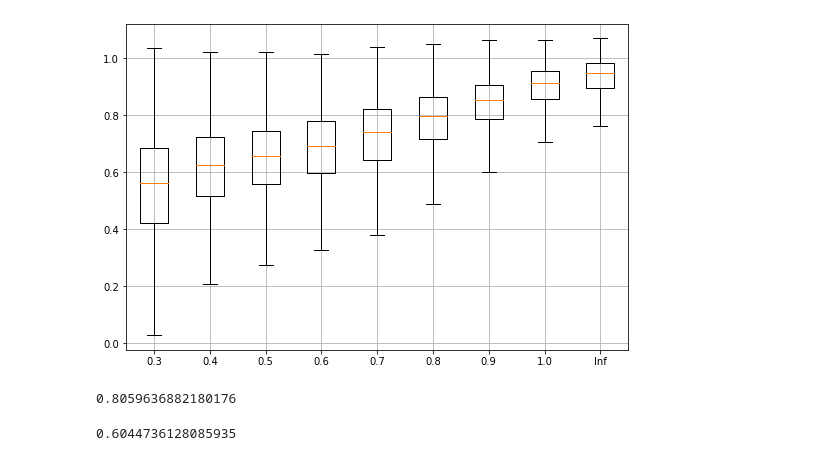
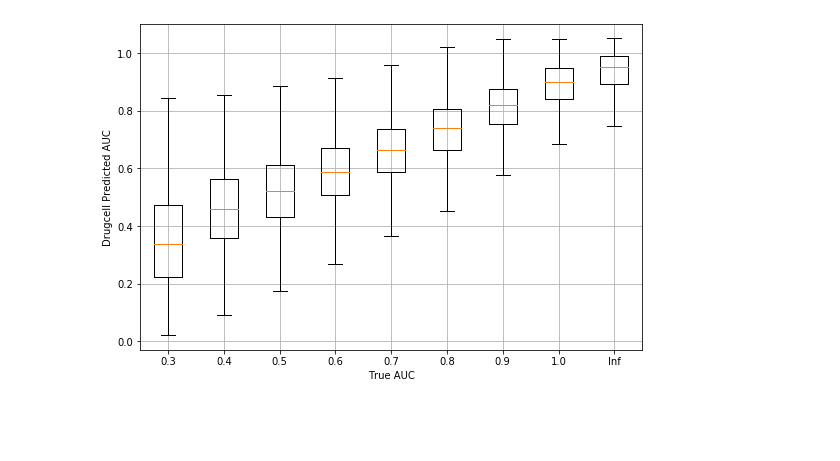
Before and after one commit to enmsilva/nest_drugcell, a Jupyter notebook: code/result_analysis.ipynb, the cells around one changed output. Cells and saved outputs as stored; diff of their text form; code cells hidden in the pictures; blank space fills up the shorter version.

```diff
--- a/code/result_analysis.ipynb
+++ b/code/result_analysis.ipynb
@@ -6,10 +7,17 @@ import matplotlib.pyplot as plt
 # %%
 test = pd.read_csv("../data/drugcell_test.txt", sep="\t", header=None, names=(['cell', 'drug', 't_auc']))
+test_comp = pd.read_csv("../data/drugcell_test_compare.txt", sep="\t", header=None, names=(['cell', 'drug', 't_auc']))
 
 predicted = pd.read_csv("../result/drugcell_cv.predict", header=None, names=(['p_auc']))
-predicted_bb = pd.read_csv("../result/drugcell_bb.predict", header=None, names=(['p_auc']))
-predicted_bb_cv = pd.read_csv("../result/drugcell_bb_cv.predict", header=None, names=(['p_auc']))
+predicted_orig = pd.read_csv("../result/drugcell_orig_cv.predict", header=None, names=(['p_auc']))
+predicted_ann_1 = pd.read_csv("../result/drugcell_1.predict", header=None, names=(['p_auc']))
+predicted_ann_2 = pd.read_csv("../result/drugcell_2.predict", header=None, names=(['p_auc']))
+elastic_net = pd.read_csv("../result/elastic_net.predict", header=None, names=(['p_auc']))
 
-#test_orig = pd.read_csv("../data/drugcell_test.txt", sep="\t", header=None, names=(['cell', 'drug', 't_auc']))
-#predicted_orig = pd.read_csv("drugcell_orig.predict", header=None, names=(['p_auc']))
+predicted_comp = pd.read_csv("../result/drugcell_comp.predict", header=None, names=(['p_auc']))
+predicted_orig_comp = pd.read_csv("../result/drugcell_orig_comp.predict", header=None, names=(['p_auc']))
+predicted_ann_1_comp = pd.read_csv("../result/drugcell_1_comp.predict", header=None, names=(['p_auc']))
+predicted_ann_2_comp = pd.read_csv("../result/drugcell_2_comp.predict", header=None, names=(['p_auc']))
+predicted_ann_3_comp = pd.read_csv("../result/drugcell_3_comp.predict", header=None, names=(['p_auc']))
+elastic_net_comp = pd.read_csv("../result/elastic_net_comp.predict", header=None, names=(['p_auc']))
 # %%
@@ -57,9 +72,9 @@ get_boxplot(test, predicted)
-# %%
-#NeST Black box
-
-get_boxplot(test, predicted_bb)
-# %% [output]
-[figure, removed]
+# %%
+#Drugcell
+
+get_boxplot(test, predicted_orig, "True AUC", "Drugcell Predicted AUC")
+# %% [output]
+[figure, added]
 # %%
 def load_mapping(mapping_file):
     mapping = {}
@@ -96,10 +109,0 @@ predicted_bb_label = np.array(predicted_bb)
-# %%
-corr = pearson_corr(predicted_label, test_label)
-print(corr)
-# %% [output]
-0.8059636882180176
-# %%
-corr = pearson_corr(predicted_bb_label, test_label)
-print(corr)
-# %% [output]
-0.6044736128085935
```
Also changed, not shown: parts of 14 cells of this notebook, 2 other files.
